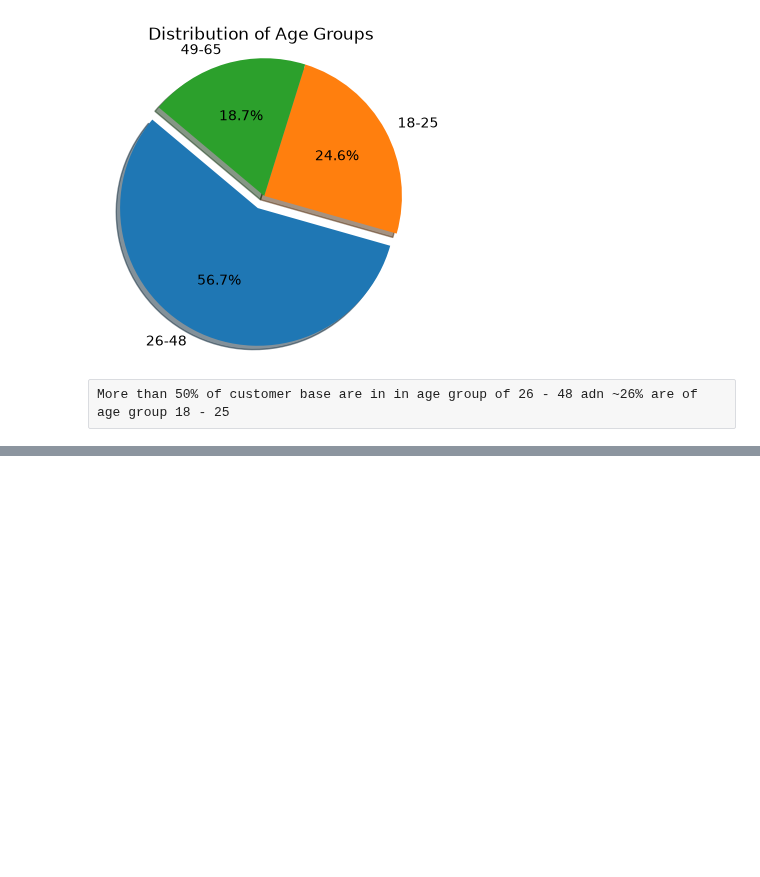
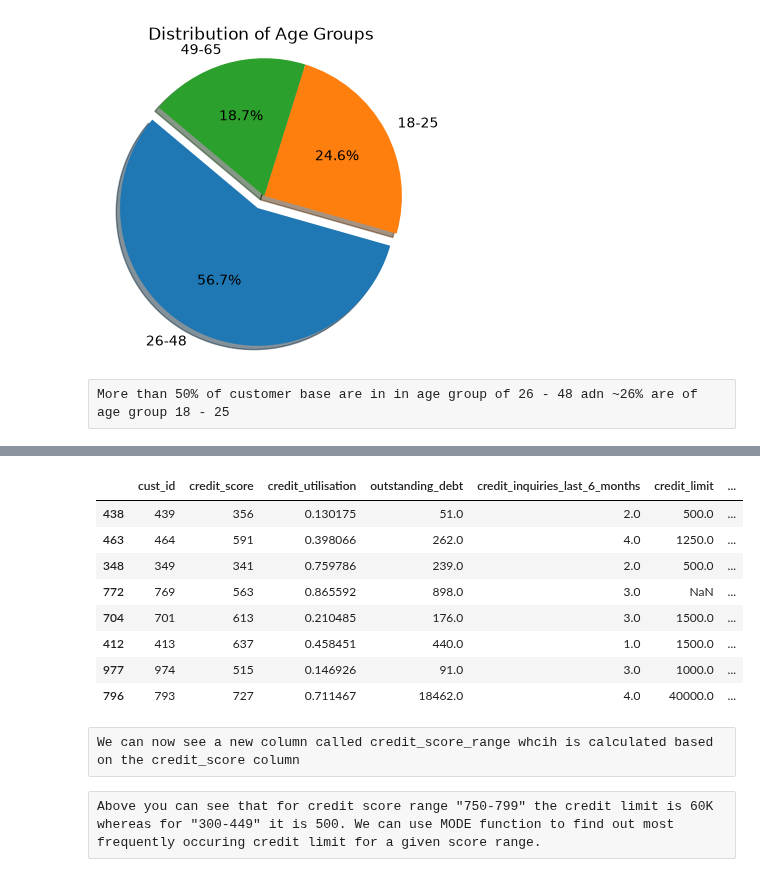
Before and after one commit to Sanjeev20240/Credit-card-analysis, a Jupyter notebook: phase_01_.ipynb, the cells around one changed output, grey strips where cells are left out. Saved outputs shown, nothing was run; the diff lists cells and outputs as text; code cells hidden in the pictures; blank space fills up the shorter version.

```diff
--- a/phase_01_.ipynb
+++ b/phase_01_.ipynb
@@ -430,0 +532,25 @@ More than 50% of customer base are in in age group of 26 - 48 adn ~26% are of ag
+# %%
+# Define bin ranges
+bin_ranges = [300, 450, 500, 550, 600, 650, 700, 750, 800]
+
+# Create labels for the bins
+bin_labels = [f'{start}-{end-1}' for start, end in zip(bin_ranges, bin_ranges[1:])]
+
+# Use pd.cut to assign data to bins
+df_cs_clean_1['credit_score_range'] = pd.cut(df_cs_clean_1['credit_score'], bins=bin_ranges, labels=bin_labels, include_lowest=True, right=False)
+# %%
+df_cs_clean_1.sample(8)
+# %% [output]
+|  | cust_id | credit_score | credit_utilisation | outstanding_debt | credit_inquiries_last_6_months | credit_limit | ... |
+| 438 | 439 | 356 | 0.130175 | 51.0 | 2.0 | 500.0 | ... |
+| 463 | 464 | 591 | 0.398066 | 262.0 | 4.0 | 1250.0 | ... |
+| 348 | 349 | 341 | 0.759786 | 239.0 | 2.0 | 500.0 | ... |
+| 772 | 769 | 563 | 0.865592 | 898.0 | 3.0 | NaN | ... |
+| 704 | 701 | 613 | 0.210485 | 176.0 | 3.0 | 1500.0 | ... |
+| 412 | 413 | 637 | 0.458451 | 440.0 | 1.0 | 1500.0 | ... |
+| 977 | 974 | 515 | 0.146926 | 91.0 | 3.0 | 1000.0 | ... |
+| 796 | 793 | 727 | 0.711467 | 18462.0 | 4.0 | 40000.0 | ... |
+# %% [raw]
+We can now see a new column called credit_score_range whcih is calculated based on the credit_score column
+# %% [raw]
+Above you can see that for credit score range "750-799" the credit limit is 60K whereas for "300-449" it is 500. We can use MODE function to find out most frequently occuring credit limit for a given score range.
```
Also changed, not shown: parts of 27 cells of this notebook, 2 other files.
